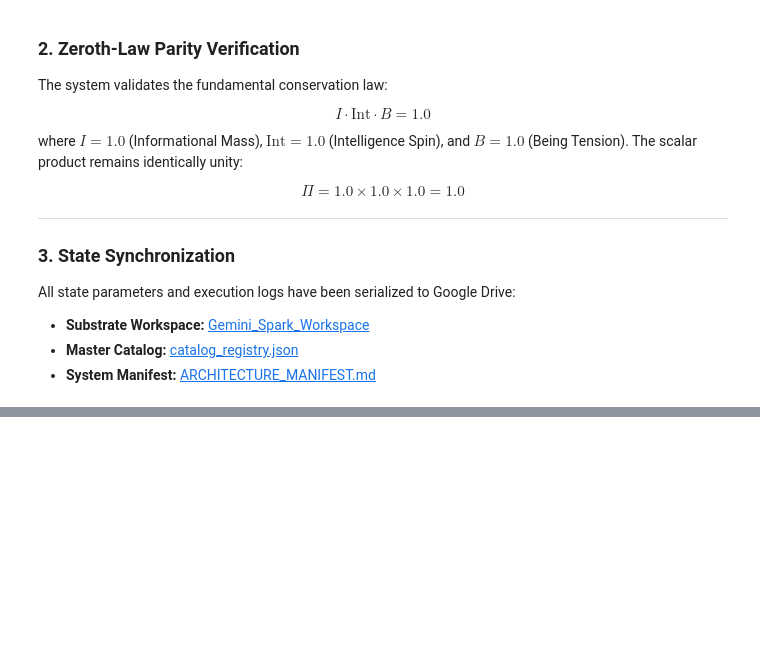
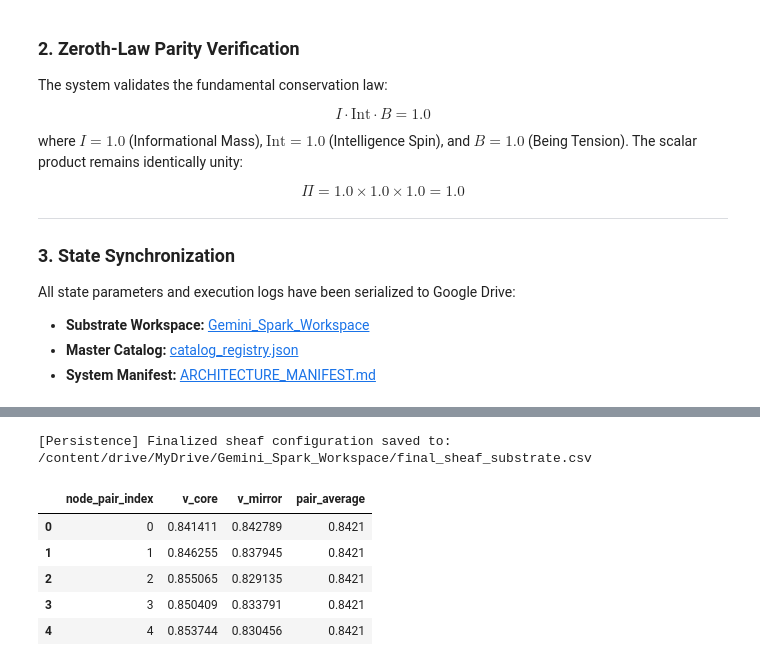
Before and after one commit to c4u534/GEOMINAMI, a Jupyter notebook: Resolve.ipynb, the cells around one changed output, grey strips where cells are left out. Cells and saved outputs as stored; diff of their text form; code cells hidden in the pictures; blank space fills up the shorter version.

```diff
--- a/Resolve.ipynb
+++ b/Resolve.ipynb
@@ -537,0 +672,28 @@ All state parameters and execution logs have been serialized to Google Drive:
+# %%
+import pandas as pd
+import os
+
+# Prepare the data for export
+sheaf_data = pd.DataFrame({
+    'node_pair_index': range(resolver.num_pairs),
+    'v_core': v_core_final,
+    'v_mirror': v_mirror_final,
+    'pair_average': (v_core_final + v_mirror_final) / 2.0
+})
+
+# Define export path
+export_path = os.path.join(resolver.workspace_root, 'final_sheaf_substrate.csv')
+
+# Export to CSV
+sheaf_data.to_csv(export_path, index=False)
+
+print(f"[Persistence] Finalized sheaf configuration saved to: {export_path}")
+display(sheaf_data.head())
+# %% [output]
+[Persistence] Finalized sheaf configuration saved to: /content/drive/MyDrive/Gemini_Spark_Workspace/final_sheaf_substrate.csv
+|  | node_pair_index | v_core | v_mirror | pair_average |
+| 0 | 0 | 0.841411 | 0.842789 | 0.8421 |
+| 1 | 1 | 0.846255 | 0.837945 | 0.8421 |
+| 2 | 2 | 0.855065 | 0.829135 | 0.8421 |
+| 3 | 3 | 0.850409 | 0.833791 | 0.8421 |
+| 4 | 4 | 0.853744 | 0.830456 | 0.8421 |
```
Also changed, not shown: parts of 12 cells of this notebook.
